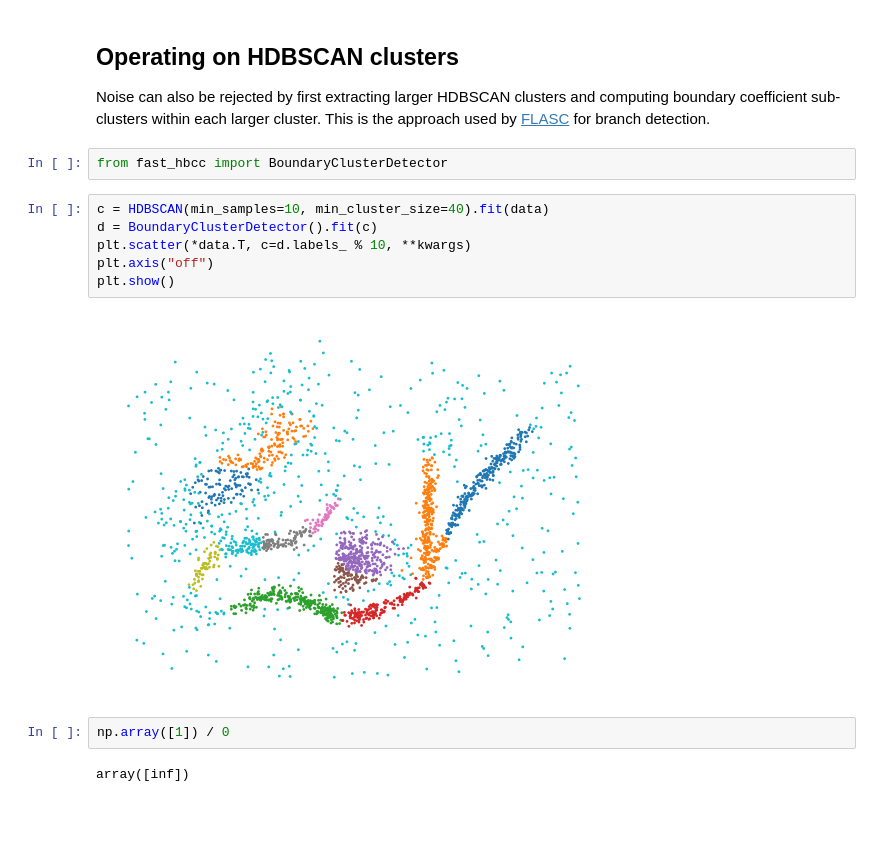
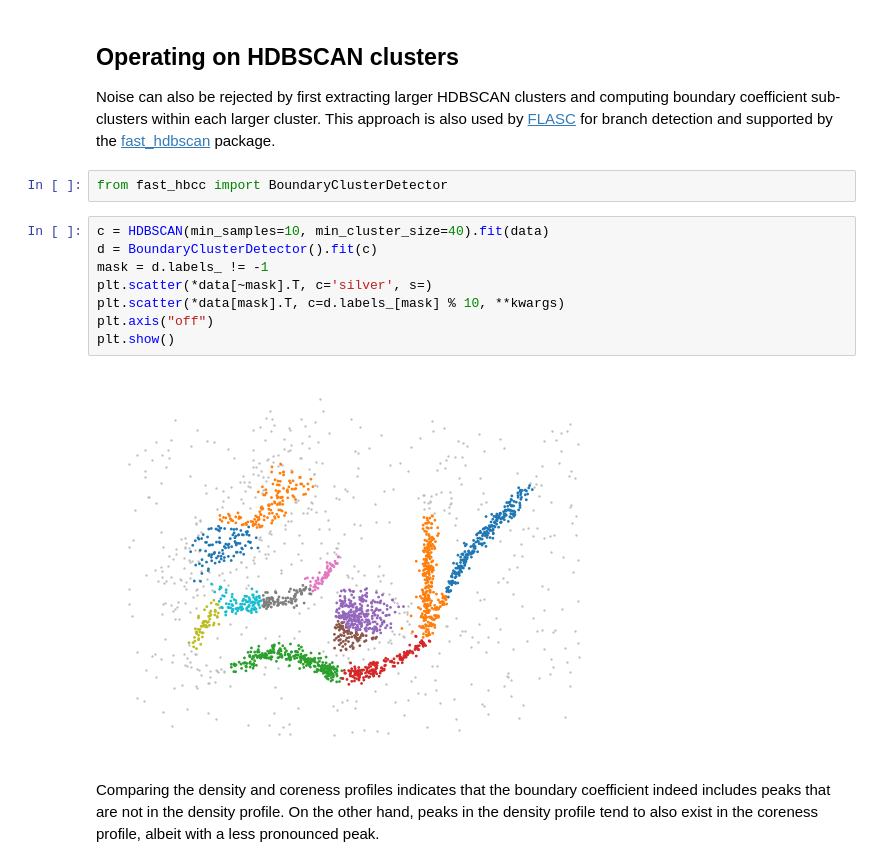
Before and after one commit to vda-lab/fast_hbcc, a Jupyter notebook: notebooks/HBCC.ipynb, the cells around one changed output. Saved outputs shown, nothing was run; the diff lists cells and outputs as text; blank space fills up the shorter version.

```diff
--- a/notebooks/HBCC.ipynb
+++ b/notebooks/HBCC.ipynb
@@ -209,20 +296,24 @@ plt.show()
 ## Operating on HDBSCAN clusters
 
 Noise can also be rejected by first extracting larger HDBSCAN clusters and
-computing boundary coefficient sub-clusters within each larger cluster. This is
-the approach used by [FLASC](https://github.com/vda-lab/pyflasc) for branch
-detection.
+computing boundary coefficient sub-clusters within each larger cluster. This
+approach is also used by [FLASC](https://github.com/vda-lab/pyflasc) for branch
+detection and supported by the
+[fast_hdbscan](https://github.com/TutteInstitute/fast_hdbscan/) package.
 # %%
 from fast_hbcc import BoundaryClusterDetector
 # %%
 c = HDBSCAN(min_samples=10, min_cluster_size=40).fit(data)
 d = BoundaryClusterDetector().fit(c)
-plt.scatter(*data.T, c=d.labels_ % 10, **kwargs)
+mask = d.labels_ != -1
+plt.scatter(*data[~mask].T, c='silver', s=)
+plt.scatter(*data[mask].T, c=d.labels_[mask] % 10, **kwargs)
 plt.axis("off")
 plt.show()
 # %% [output]
-[figure, old version]
+[figure, new version]
-# %%
-np.array([1]) / 0
-# %% [output]
-array([inf])
+# %% [markdown]
+Comparing the density and coreness profiles indicates that the boundary
+coefficient indeed includes peaks that are not in the density profile. On the
+other hand, peaks in the density profile tend to also exist in the coreness
+profile, albeit with a less pronounced peak.
```
Also changed, not shown: parts of 32 cells of this notebook, 14 other files.
